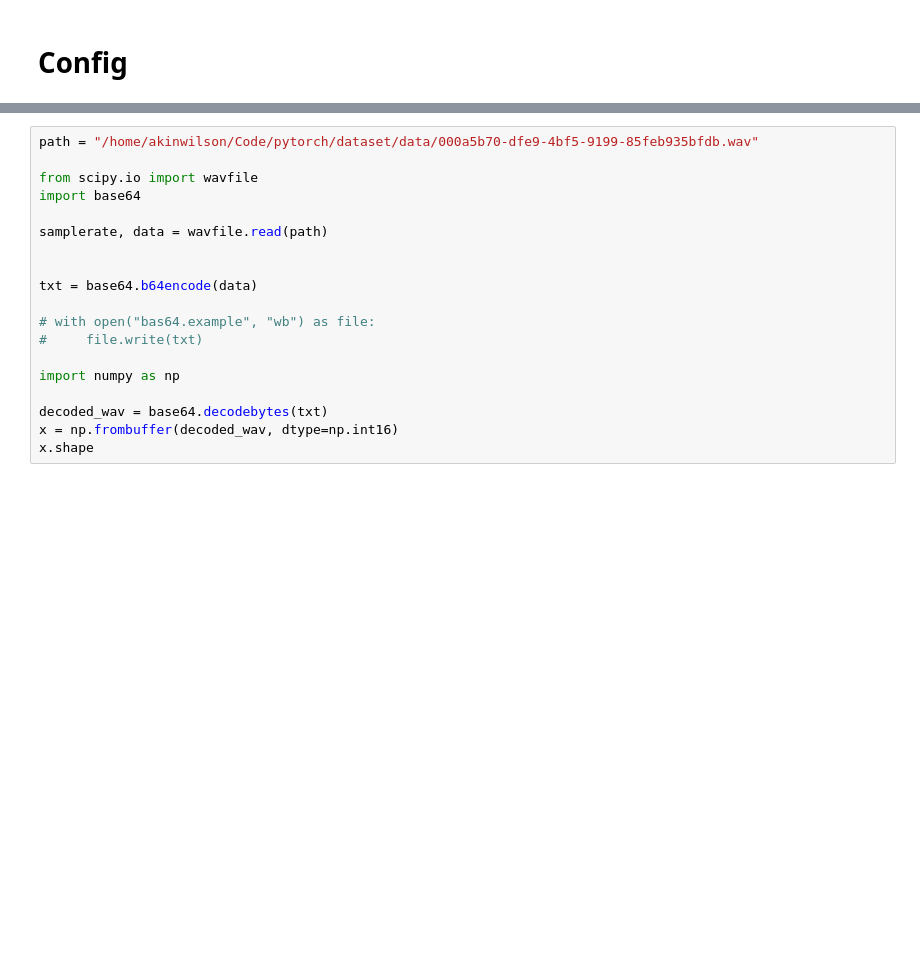
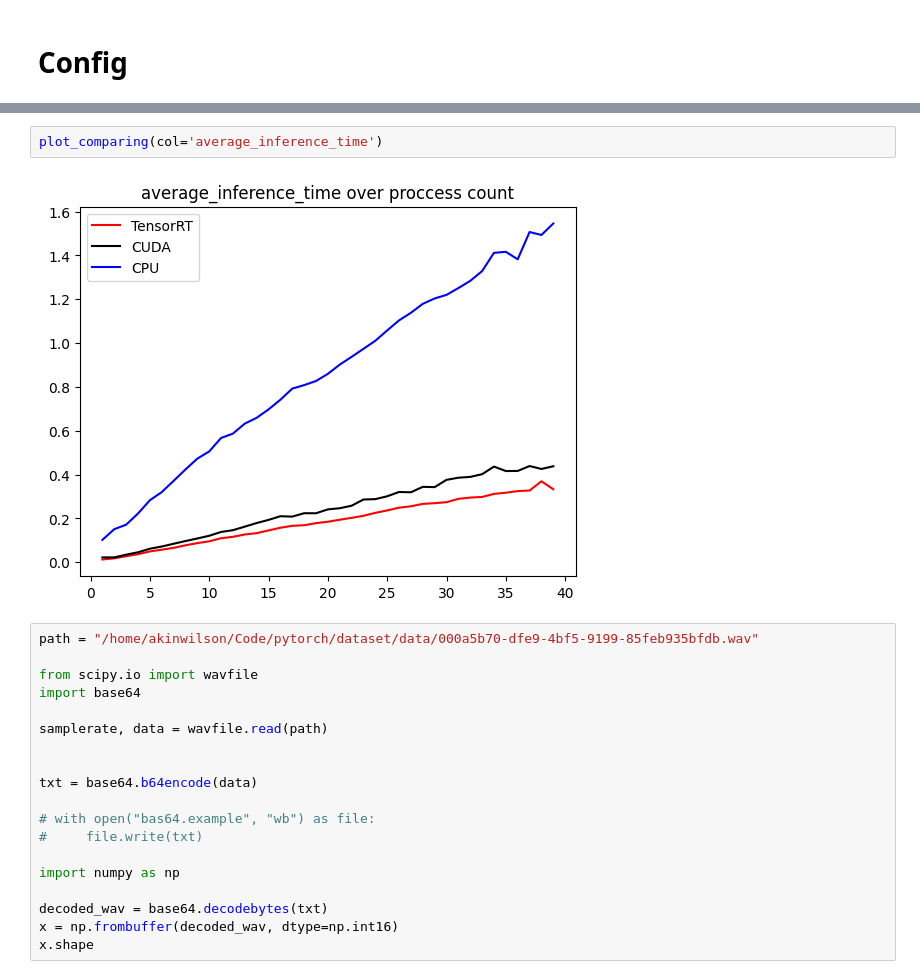
Before and after one commit to akinwilson/heed, a Jupyter notebook: notebooks/endpoint-testing.ipynb, the cells around one changed output, grey strips where cells are left out. Cells and saved outputs as stored; diff of their text form; blank space fills up the shorter version.

```diff
--- a/notebooks/endpoint-testing.ipynb
+++ b/notebooks/endpoint-testing.ipynb
@@ -59,3 +137,7 @@ Avg inference time: 1.4751449227333069
+# %%
+plot_comparing(col='average_inference_time')
+# %% [output]
+[figure, added]
 # %%
 path = "/home/akinwilson/Code/pytorch/dataset/data/000a5b70-dfe9-4bf5-9199-85feb935bfdb.wav"
 
```
Also changed, not shown: parts of 6 cells of this notebook, 3 other files.
